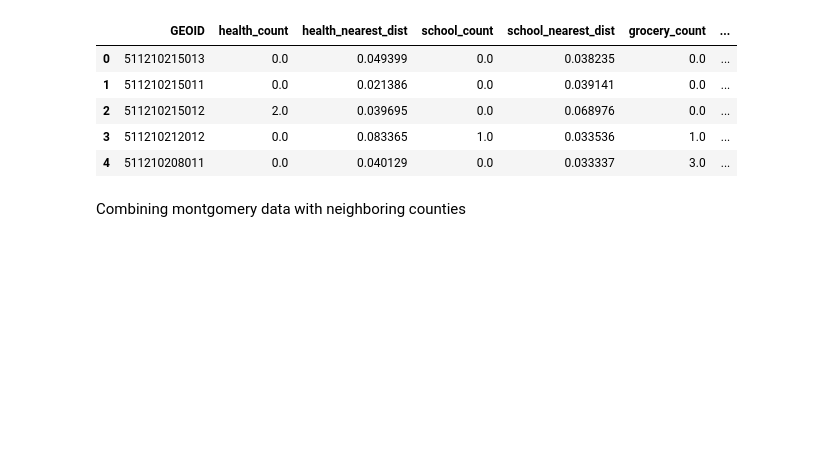
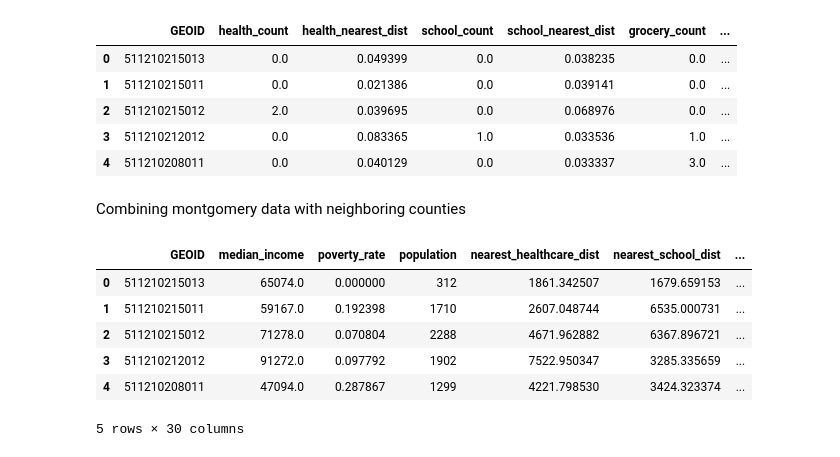
Before and after one commit to Bolu-Adekanmbi/Socioeconomic-Mapping, a Jupyter notebook: notebooks/version2_neighboring_counties.ipynb, the cells around one changed output. Cells and saved outputs as stored; diff of their text form; code cells hidden in the pictures; blank space fills up the shorter version.

Commit message:
trying to consolidate master_feature_matrix

```diff
--- a/notebooks/version2_neighboring_counties.ipynb
+++ b/notebooks/version2_neighboring_counties.ipynb
@@ -772,3 +772,14 @@ None
 | 4 | 511210208011 | 0.0 | 0.040129 | 0.0 | 0.033337 | 3.0 | ... |
 # %% [markdown]
 Combining montgomery data with neighboring counties
+# %%
+montgomery_features = pd.read_csv("master_feature_matrix_montgomery.csv")
+montgomery_features.head()
+# %% [output]
+|  | GEOID | median_income | poverty_rate | population | nearest_healthcare_dist | nearest_school_dist | ... |
+| 0 | 511210215013 | 65074.0 | 0.000000 | 312 | 1861.342507 | 1679.659153 | ... |
+| 1 | 511210215011 | 59167.0 | 0.192398 | 1710 | 2607.048744 | 6535.000731 | ... |
+| 2 | 511210215012 | 71278.0 | 0.070804 | 2288 | 4671.962882 | 6367.896721 | ... |
+| 3 | 511210212012 | 91272.0 | 0.097792 | 1902 | 7522.950347 | 3285.335659 | ... |
+| 4 | 511210208011 | 47094.0 | 0.287867 | 1299 | 4221.798530 | 3424.323374 | ... |
+5 rows × 30 columns
```
Also changed, not shown: parts of 51 cells of this notebook.
